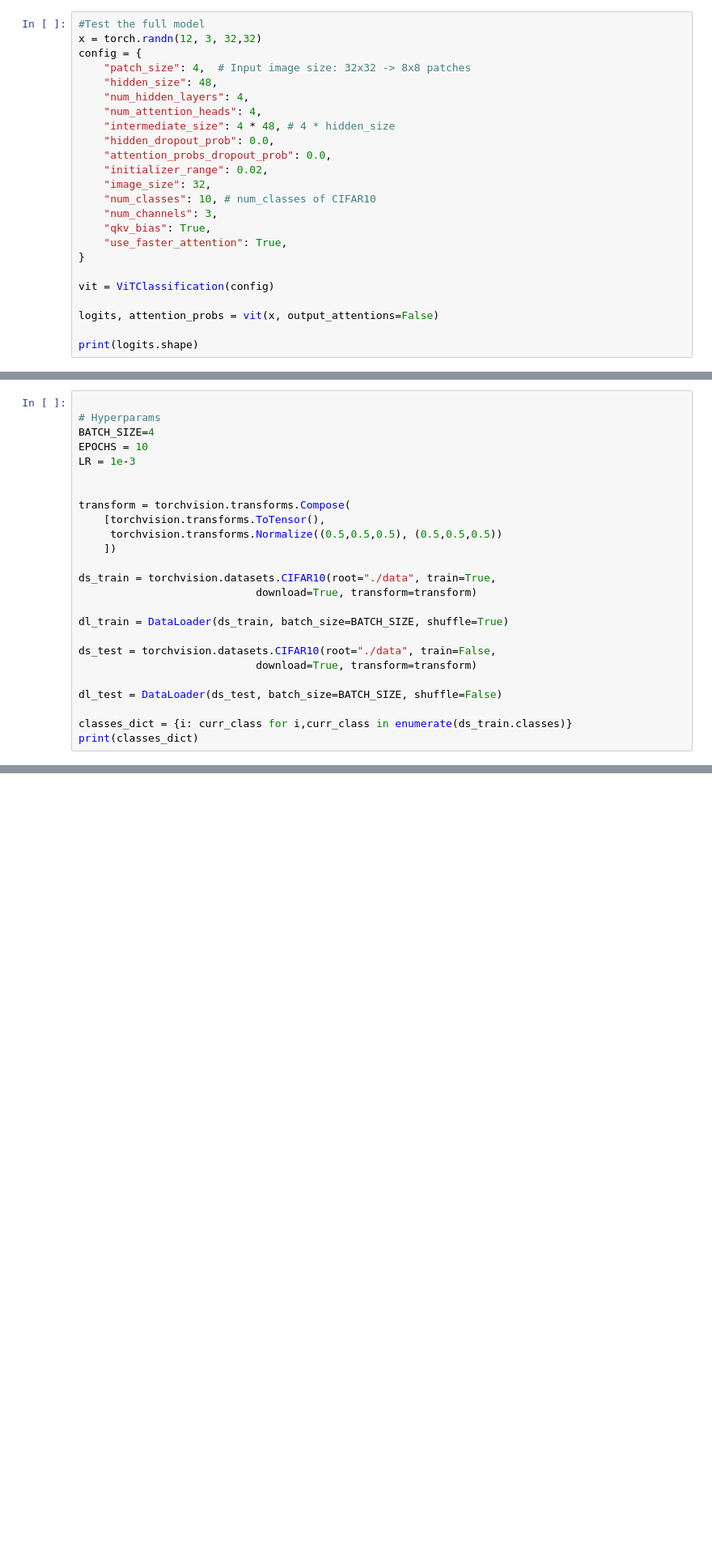
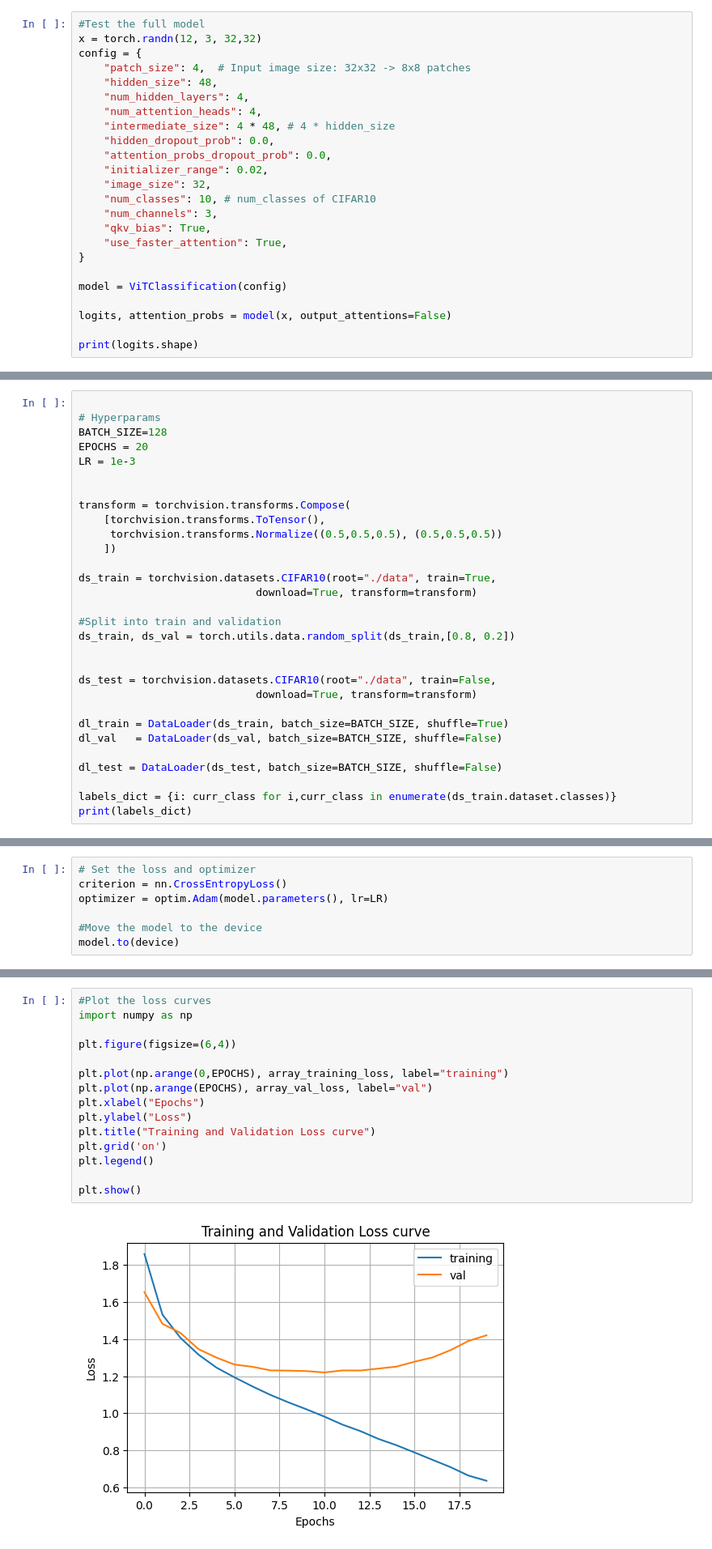
Before and after one commit to rudraxx/pytorch, a Jupyter notebook: Vision_Transformer_in_Pytorch.ipynb, the cells around one changed output, grey strips where cells are left out. Shown: that part at 81% size. Saved outputs shown, nothing was run; the diff lists cells and outputs as text; blank space fills up the shorter version.

```diff
--- a/Vision_Transformer_in_Pytorch.ipynb
+++ b/Vision_Transformer_in_Pytorch.ipynb
@@ -506,9 +505,9 @@ config = {
     "use_faster_attention": True,
 }
 
-vit = ViTClassification(config)
+model = ViTClassification(config)
 
-logits, attention_probs = vit(x, output_attentions=False)
+logits, attention_probs = model(x, output_attentions=False)
 
 print(logits.shape)
 # %% [output]
@@ -522,8 +517,8 @@ torch.Size([12, 10])
 # %%
 
 # Hyperparams
-BATCH_SIZE=4
-EPOCHS = 10
+BATCH_SIZE=128
+EPOCHS = 20
 LR = 1e-3
 
 
@@ -535,15 +530,20 @@ transform = torchvision.transforms.Compose(
 ds_train = torchvision.datasets.CIFAR10(root="./data", train=True,
                             download=True, transform=transform)
 
-dl_train = DataLoader(ds_train, batch_size=BATCH_SIZE, shuffle=True)
+#Split into train and validation
+ds_train, ds_val = torch.utils.data.random_split(ds_train,[0.8, 0.2])
+
 
 ds_test = torchvision.datasets.CIFAR10(root="./data", train=False,
                             download=True, transform=transform)
 
+dl_train = DataLoader(ds_train, batch_size=BATCH_SIZE, shuffle=True)
+dl_val   = DataLoader(ds_val, batch_size=BATCH_SIZE, shuffle=False)
+
 dl_test = DataLoader(ds_test, batch_size=BATCH_SIZE, shuffle=False)
 
-classes_dict = {i: curr_class for i,curr_class in enumerate(ds_train.classes)}
-print(classes_dict)
+labels_dict = {i: curr_class for i,curr_class in enumerate(ds_train.dataset.classes)}
+print(labels_dict)
 # %% [output]
 Downloading https://www.cs.toronto.edu/~kriz/cifar-10-python.tar.gz to ./data/cifar-10-python.tar.gz
 Extracting ./data/cifar-10-python.tar.gz to ./data
@@ -594,0 +566,7 @@ print('Finished Training')
+# %%
+# Set the loss and optimizer
+criterion = nn.CrossEntropyLoss()
+optimizer = optim.Adam(model.parameters(), lr=LR)
+
+#Move the model to the device
+model.to(device)
@@ -594,0 +695,17 @@ print('Finished Training')
+# %%
+#Plot the loss curves
+import numpy as np
+
+plt.figure(figsize=(6,4))
+
+plt.plot(np.arange(0,EPOCHS), array_training_loss, label="training")
+plt.plot(np.arange(EPOCHS), array_val_loss, label="val")
+plt.xlabel("Epochs")
+plt.ylabel("Loss")
+plt.title("Training and Validation Loss curve")
+plt.grid('on')
+plt.legend()
+
+plt.show()
+# %% [output]
+[figure, added]
```
Also changed, not shown: parts of 11 cells of this notebook.
